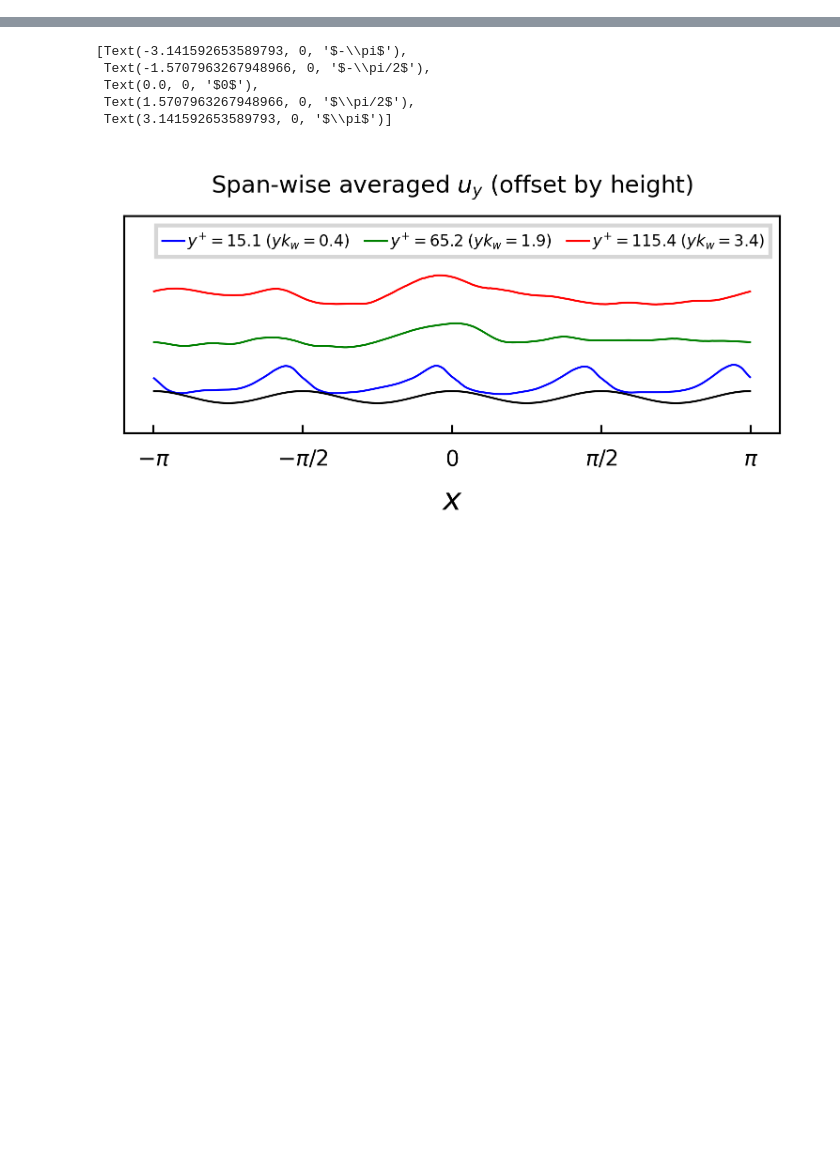
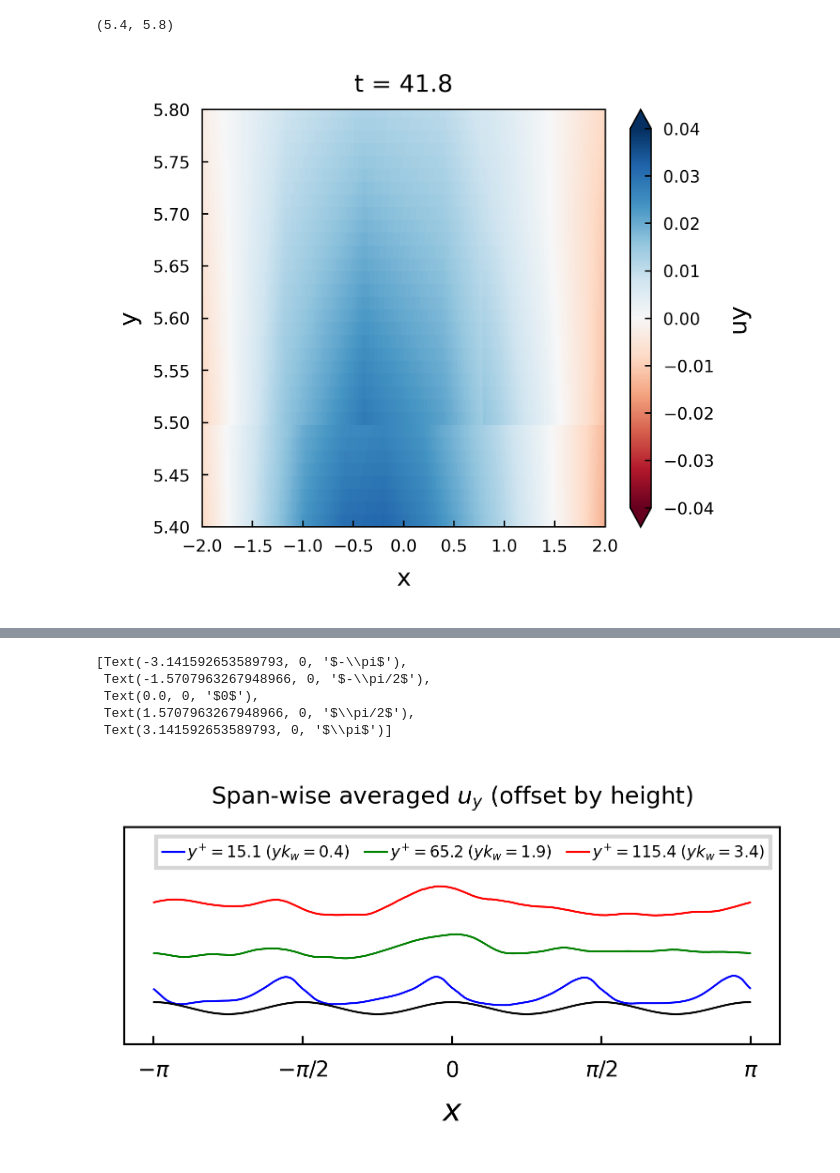
Before and after one commit to jiarong-wu/ctr, a Jupyter notebook: post-processing/windwave/notebooks/data_2D.ipynb, the cells around one changed output, grey strips where cells are left out. Drawn from its saved outputs; the diff is of its cells as text; code cells hidden in the pictures; blank space fills up the shorter version.

```diff
--- a/post-processing/windwave/notebooks/data_2D.ipynb
+++ b/post-processing/windwave/notebooks/data_2D.ipynb
@@ -43,0 +55,9 @@ ds = read_fields_2D(path, times, NSLICE=512, NGRID=512, varlist=['ux','uy','uz',
+# %%
+plt.figure(figsize=[3,2.5])
+q = ds_CU4_old.uy.sel(t=41.8, method='nearest')
+q.plot(x='x', vmin=-0.04, vmax=0.04,cmap='RdBu')
+plt.xlim([-2,2]);
+plt.ylim([5.4,5.8])
+# %% [output]
+(5.4, 5.8)
+[figure, added]
```
Also changed, not shown: parts of 16 cells of this notebook, 7 other files.
